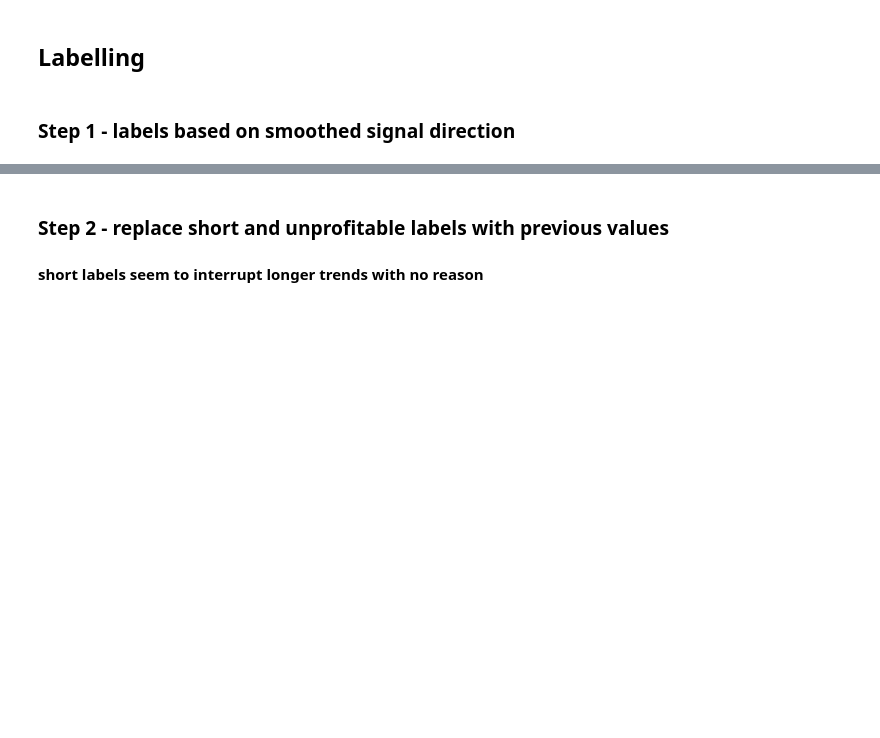
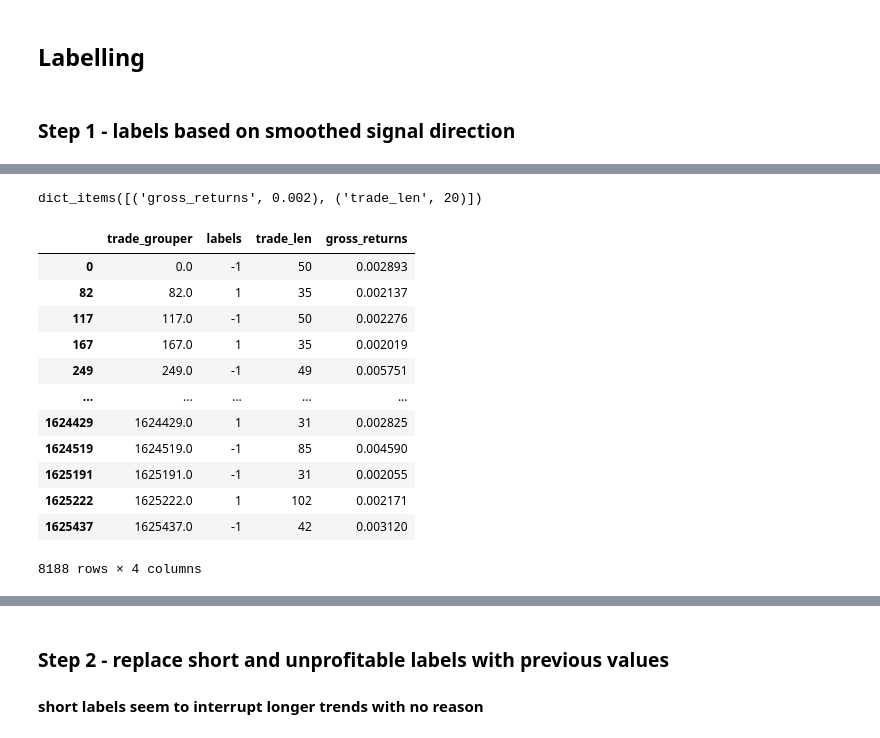
Before and after one commit to ociredef92/RL_Trader, a Jupyter notebook: label_opt.ipynb, the cells around one changed output, grey strips where cells are left out. Saved outputs shown, nothing was run; the diff lists cells and outputs as text; code cells hidden in the pictures; blank space fills up the shorter version.

Commit message:
started working on labelling class

```diff
--- a/label_opt.ipynb
+++ b/label_opt.ipynb
@@ -75,0 +159,24 @@ Local regression or local polynomial regression,[1] also known as moving regress
+# %%
+my_dict = {'gross_returns':0.002, 'trade_len':20}
+# %%
+query2 = ' & '.join([f'`{k}`>={v}' for k, v in my_dict.items()])
+# %%
+my_dict.items()
+# %% [output]
+dict_items([('gross_returns', 0.002), ('trade_len', 20)])
+# %%
+df_trades.query(query2)['cleaned_labels']
+# %% [output]
+|  | trade_grouper | labels | trade_len | gross_returns |
+| 0 | 0.0 | -1 | 50 | 0.002893 |
+| 82 | 82.0 | 1 | 35 | 0.002137 |
+| 117 | 117.0 | -1 | 50 | 0.002276 |
+| 167 | 167.0 | 1 | 35 | 0.002019 |
+| 249 | 249.0 | -1 | 49 | 0.005751 |
+| ... | ... | ... | ... | ... |
+| 1624429 | 1624429.0 | 1 | 31 | 0.002825 |
+| 1624519 | 1624519.0 | -1 | 85 | 0.004590 |
+| 1625191 | 1625191.0 | -1 | 31 | 0.002055 |
+| 1625222 | 1625222.0 | 1 | 102 | 0.002171 |
+| 1625437 | 1625437.0 | -1 | 42 | 0.003120 |
+8188 rows × 4 columns
```
Also changed, not shown: parts of 12 cells of this notebook.
